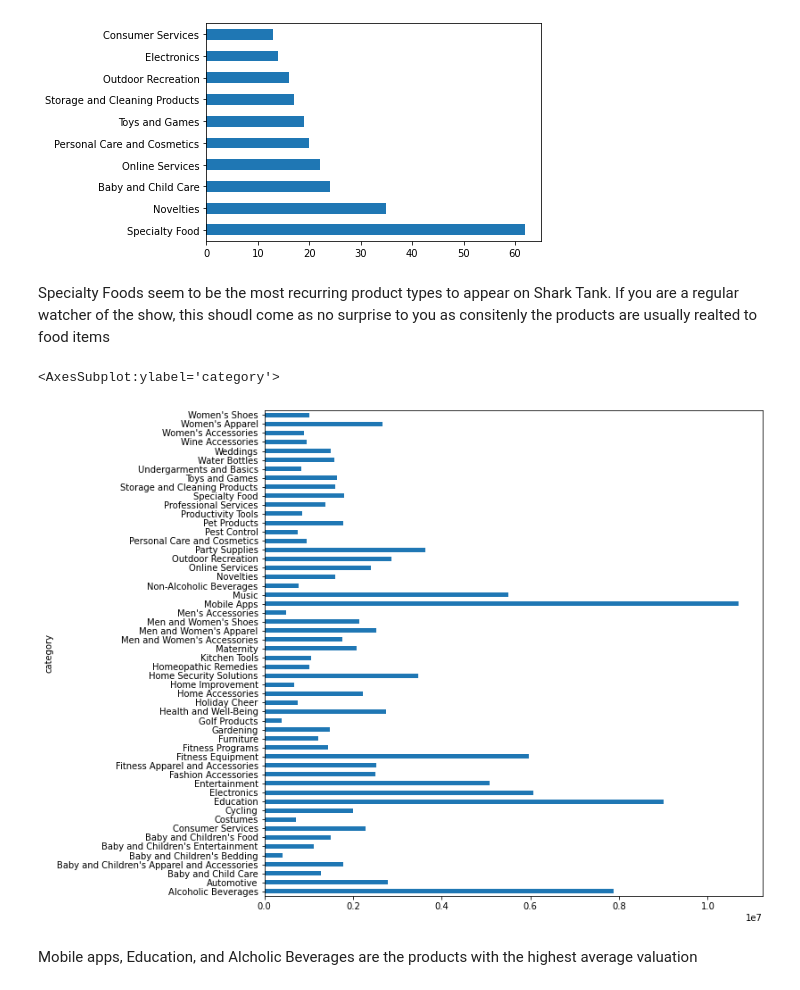
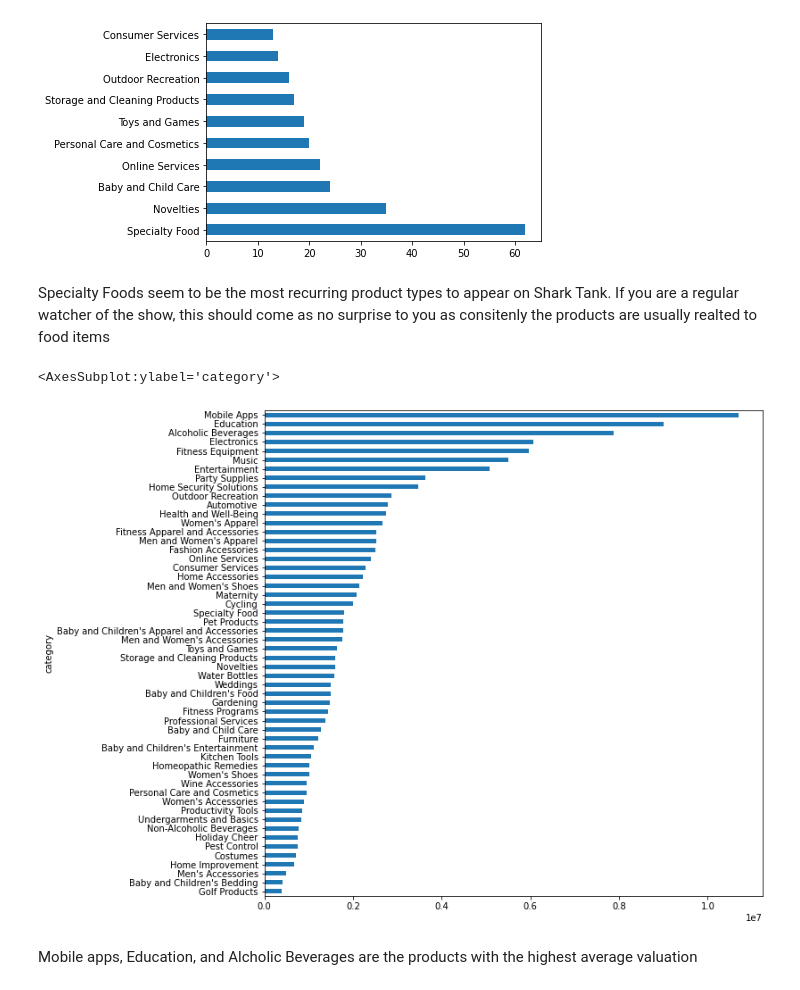
Before and after one commit to jsedlock/Shark-Tank-Entrepreneur-Analysis, a Jupyter notebook: Notebook.ipynb, the cells around one changed output. Drawn from its saved outputs; the diff is of its cells as text; code cells hidden in the pictures.

```diff
--- a/Notebook.ipynb
+++ b/Notebook.ipynb
@@ -46,12 +46,12 @@ df['category'].value_counts()[:10].plot(kind ='barh')
 <AxesSubplot:>
 [figure]
 # %% [markdown]
-Specialty Foods seem to be the most recurring product types to appear on Shark Tank. If you are a regular watcher of the show, this shoudl come as no surprise to you as consitenly the products are usually realted to food items
+Specialty Foods seem to be the most recurring product types to appear on Shark Tank. If you are a regular watcher of the show, this should come as no surprise to you as consitenly the products are usually realted to food items
 # %%
-df.groupby(['category'])['valuation'].mean().plot(kind = 'barh', figsize = (10, 10))
+df.groupby(['category'])['valuation'].mean().sort_values(ascending=True).plot(kind = 'barh', figsize = (10, 10))
 # %% [output]
 <AxesSubplot:ylabel='category'>
-[figure, old version]
+[figure, new version]
 # %% [markdown]
 Mobile apps, Education, and Alcholic Beverages are the products with the highest average valuation
 # %%
```
